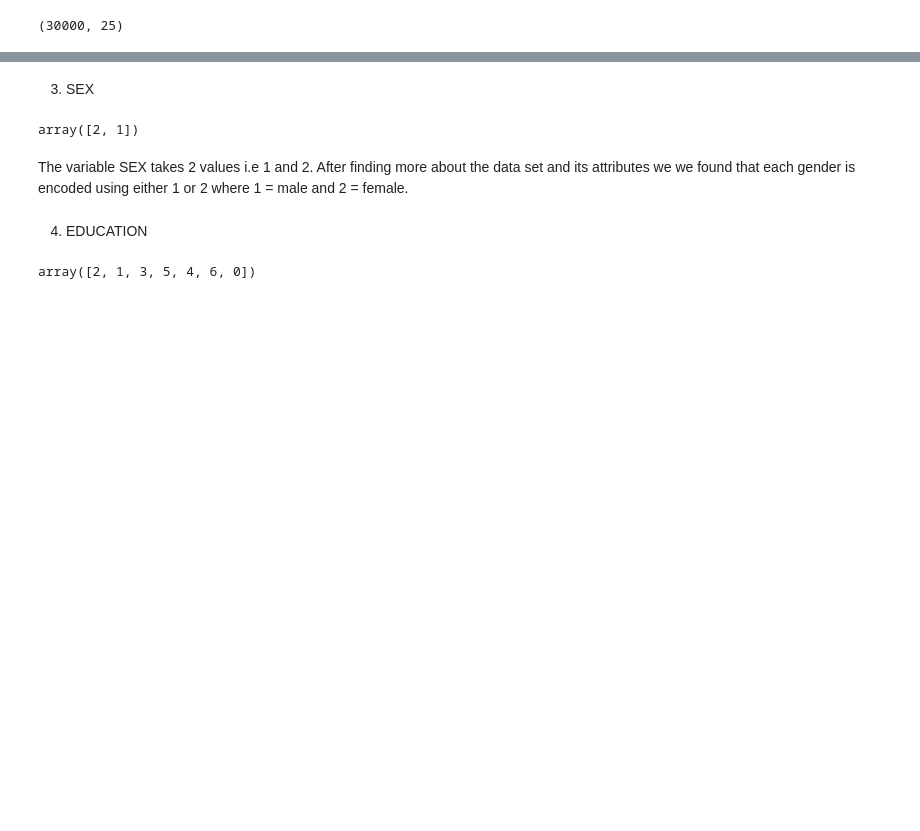
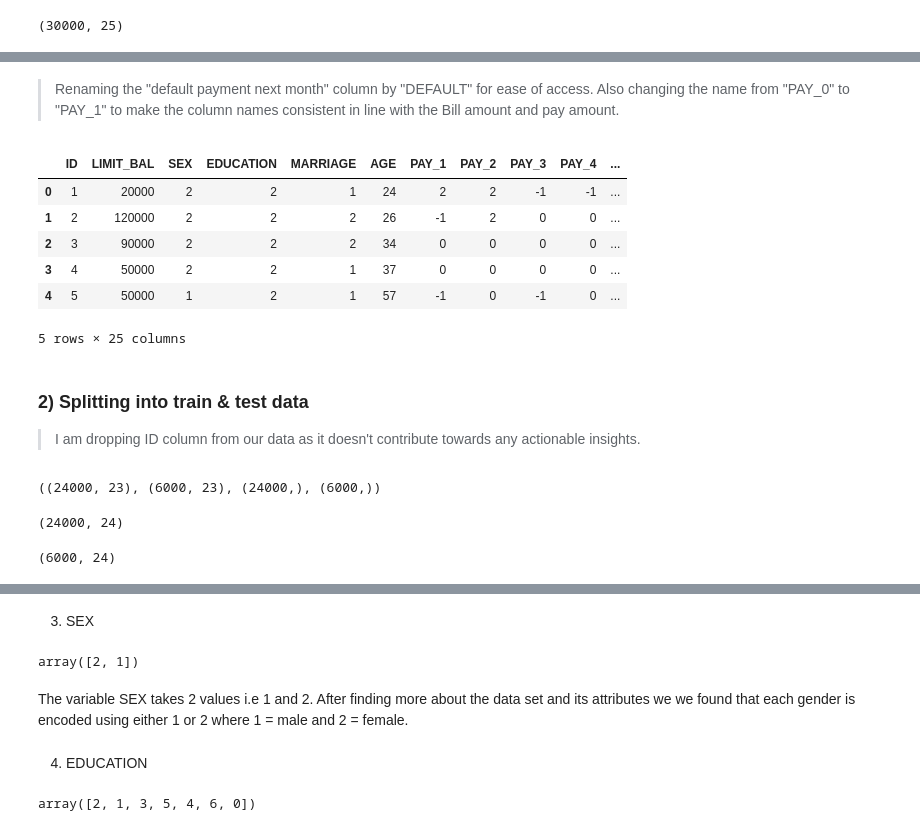
Before and after one commit to KandarpChaudhary/Credit_Card_Defaulter_Classifier, a Jupyter notebook: Credit_Card_Defaulter_Classifier.ipynb, the cells around one changed output, grey strips where cells are left out. Saved outputs shown, nothing was run; the diff lists cells and outputs as text; code cells hidden in the pictures; blank space fills up the shorter version.

```diff
--- a/Credit_Card_Defaulter_Classifier.ipynb
+++ b/Credit_Card_Defaulter_Classifier.ipynb
@@ -115,0 +129,32 @@ data.head().T
+# %% [markdown]
+> Renaming the "default payment next month" column by "DEFAULT" for ease of access. Also changing the name from "PAY_0" to "PAY_1" to make the column names consistent in line with the Bill amount and pay amount.
+# %%
+data.rename(columns={'PAY_0':'PAY_1','default payment next month':'DEFAULT'},inplace = True)
+data.head()
+# %% [output]
+|  | ID | LIMIT_BAL | SEX | EDUCATION | MARRIAGE | AGE | PAY_1 | PAY_2 | PAY_3 | PAY_4 | ... |
+| 0 | 1 | 20000 | 2 | 2 | 1 | 24 | 2 | 2 | -1 | -1 | ... |
+| 1 | 2 | 120000 | 2 | 2 | 2 | 26 | -1 | 2 | 0 | 0 | ... |
+| 2 | 3 | 90000 | 2 | 2 | 2 | 34 | 0 | 0 | 0 | 0 | ... |
+| 3 | 4 | 50000 | 2 | 2 | 1 | 37 | 0 | 0 | 0 | 0 | ... |
+| 4 | 5 | 50000 | 1 | 2 | 1 | 57 | -1 | 0 | -1 | 0 | ... |
+5 rows × 25 columns
+# %% [markdown]
+### <a id='7'>2) Splitting into train & test data</a>
+> I am dropping ID column from our data as it doesn't contribute towards any actionable insights.
+# %%
+# splitting dataset into train and test
+X_train, X_test, y_train, y_test = train_test_split(data.iloc[:, 1:-1], data.DEFAULT , test_size=0.2, stratify=data.DEFAULT ,random_state=123)
+X_train.shape,X_test.shape,y_train.shape, y_test.shape
+# %% [output]
+((24000, 23), (6000, 23), (24000,), (6000,))
+# %%
+df_train = pd.concat([X_train, y_train], axis=1)
+df_train.shape
+# %% [output]
+(24000, 24)
+# %%
+df_test = pd.concat([X_test, y_test], axis=1)
+df_test.shape
+# %% [output]
+(6000, 24)
```
Also changed, not shown: parts of 37 cells of this notebook.
